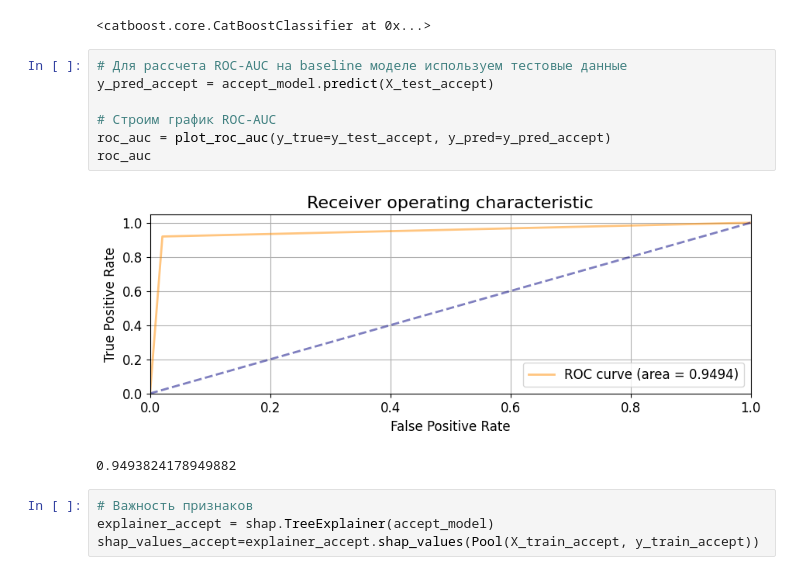
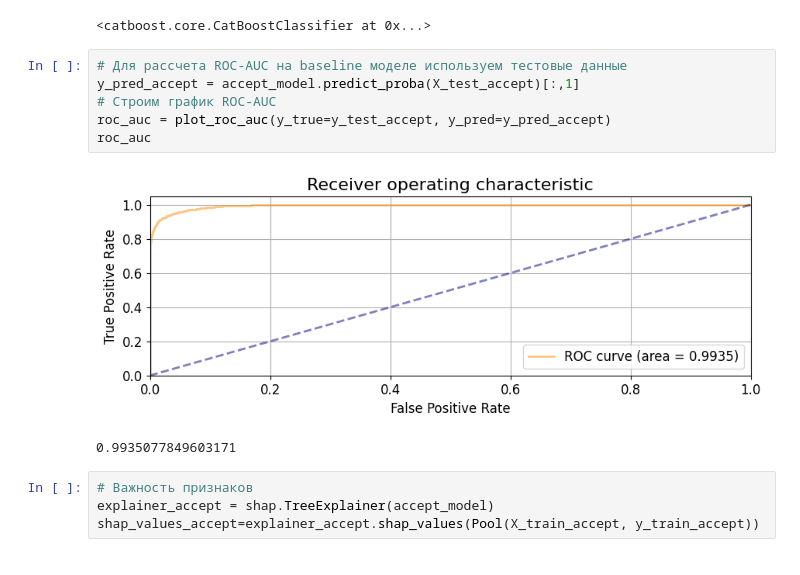
Before and after one commit to TimeNtWait/TestTasks, a Jupyter notebook: Credit_scoring/credit_scoring.ipynb, the cells around one changed output. Saved outputs shown, nothing was run; the diff lists cells and outputs as text.

```diff
--- a/Credit_scoring/credit_scoring.ipynb
+++ b/Credit_scoring/credit_scoring.ipynb
@@ -1696,14 +1676,13 @@ MetricVisualizer(layout=Layout(align_self='stretch', height='500px'))
 <catboost.core.CatBoostClassifier at 0x...>
 # %%
 # Для рассчета ROC-AUC на baseline моделе используем тестовые данные
-y_pred_accept = accept_model.predict(X_test_accept)
-
+y_pred_accept = accept_model.predict_proba(X_test_accept)[:,1]
 # Строим график ROC-AUC
 roc_auc = plot_roc_auc(y_true=y_test_accept, y_pred=y_pred_accept)
 roc_auc
 # %% [output]
-[figure, old version]
+[figure, new version]
-0.9493824178949882
+0.9935077849603171
 # %%
 # Важность признаков
 explainer_accept = shap.TreeExplainer(accept_model)
```
Also changed, not shown: parts of 61 cells of this notebook, 1 other file.
